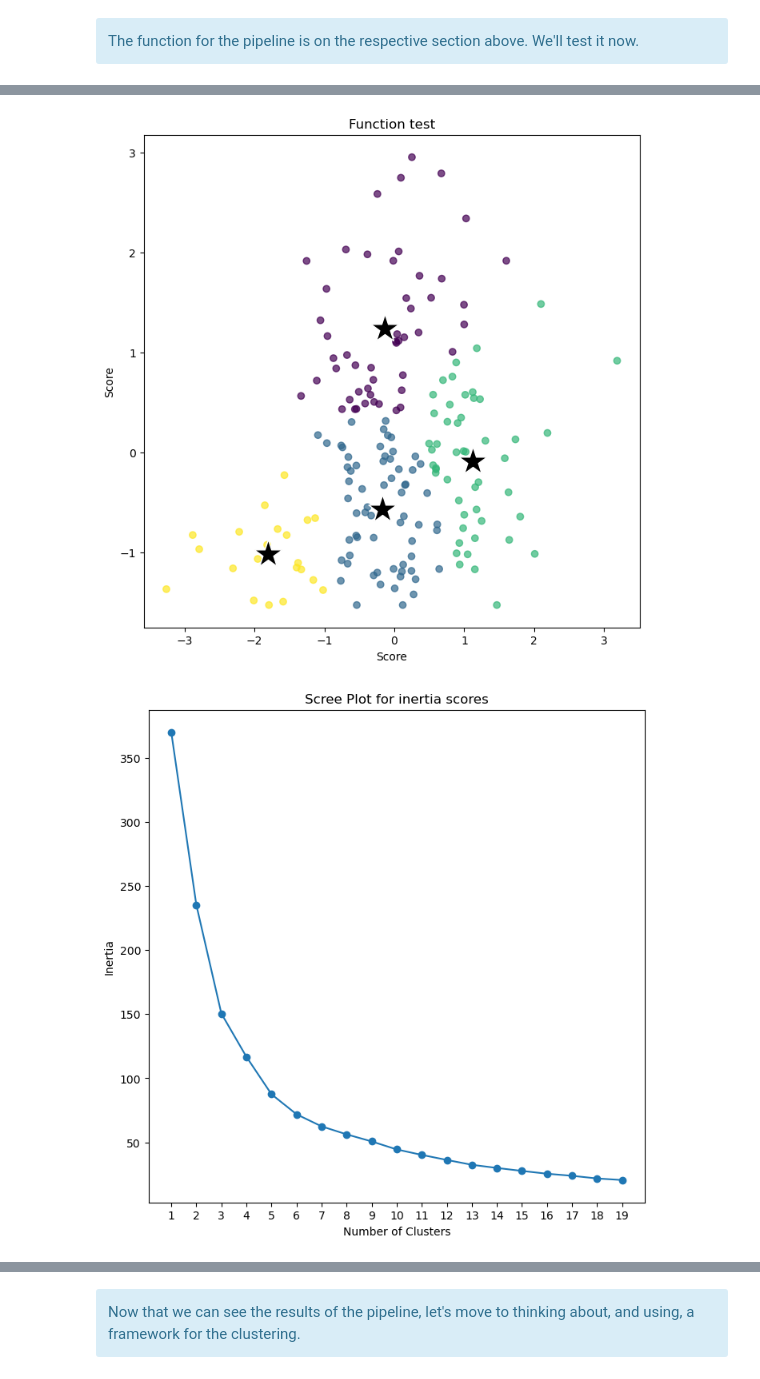
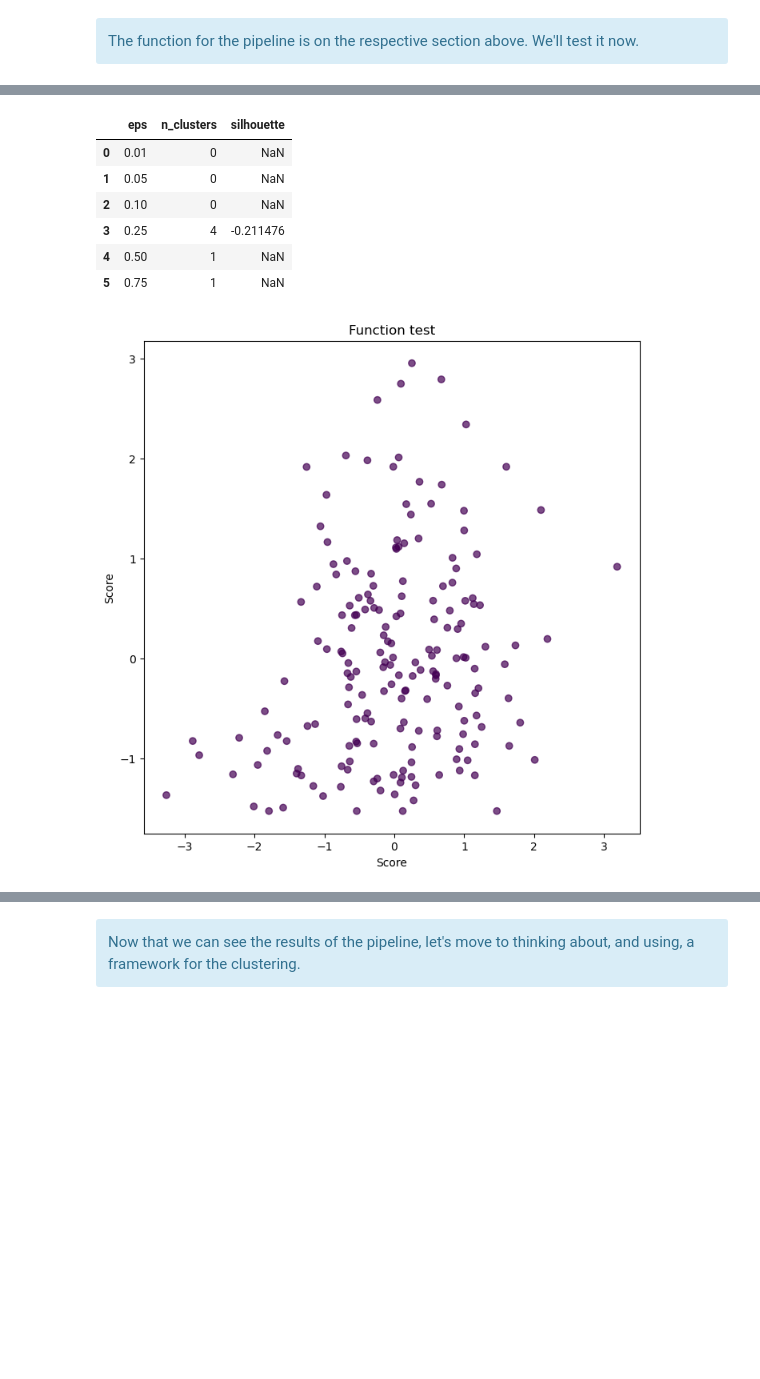
Before and after one commit to LawrenceKay/worldwide_covid_policy, a Jupyter notebook: notebooks/WCP_oxcgrt_clustering.ipynb, the cells around one changed output, grey strips where cells are left out. Drawn from its saved outputs; the diff is of its cells as text; code cells hidden in the pictures; blank space fills up the shorter version.

```diff
--- a/notebooks/WCP_oxcgrt_clustering.ipynb
+++ b/notebooks/WCP_oxcgrt_clustering.ipynb
@@ -688,12 +1029,14 @@ The function for the pipeline is on the respective section above. We'll test it
 # %%
-# Tests the function
-clustering_function(clustering_choice = KMeans,
-          choice_of_dataframe = oxcgrt_simple_country_groups[['StringencyIndex_Average', 'EconomicSupportIndex']],
-          x_choice = oxcgrt_simple_country_groups['StringencyIndex_Average'],
-          y_choice = oxcgrt_simple_country_groups['EconomicSupportIndex'],
-          no_of_clusters_choice = 4,
-          scaler_choice = StandardScaler(),
-          chart_title_choice = 'Function test')
+# Tests the function with DBSCAN
+clustering_function(clustering_choice = DBSCAN,
+                    choice_of_dataframe = oxcgrt_simple_country_groups[['StringencyIndex_Average', 'EconomicSupportIndex']],
+                    x_choice = None,
+                    y_choice = None,
+                    no_of_clusters_choice = None,
+                    scaler_choice = StandardScaler(),
+                    chart_title_choice = 'Function test',
+                    eps_choice = 0.01,
+                    min_samples_choice = 8)
 # %% [output]
 CLUSTERING MODEL SUMMARY
 
@@ -703,2 +1046,8 @@ The silhouette score is: 0.3719289978590465
+|  | eps | n_clusters | silhouette |
+| 0 | 0.01 | 0 | NaN |
+| 1 | 0.05 | 0 | NaN |
+| 2 | 0.10 | 0 | NaN |
+| 3 | 0.25 | 4 | -0.211476 |
+| 4 | 0.50 | 1 | NaN |
+| 5 | 0.75 | 1 | NaN |
-[figure, old version]
+[figure, new version]
-[figure, removed]
```
Also changed, not shown: parts of 9 cells of this notebook.
